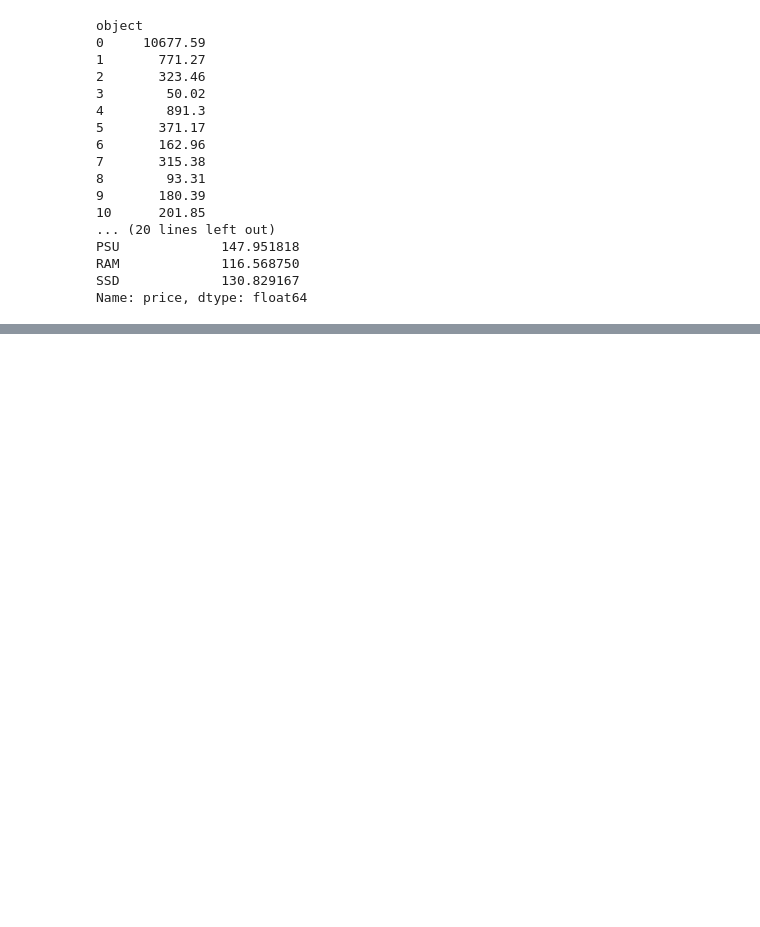
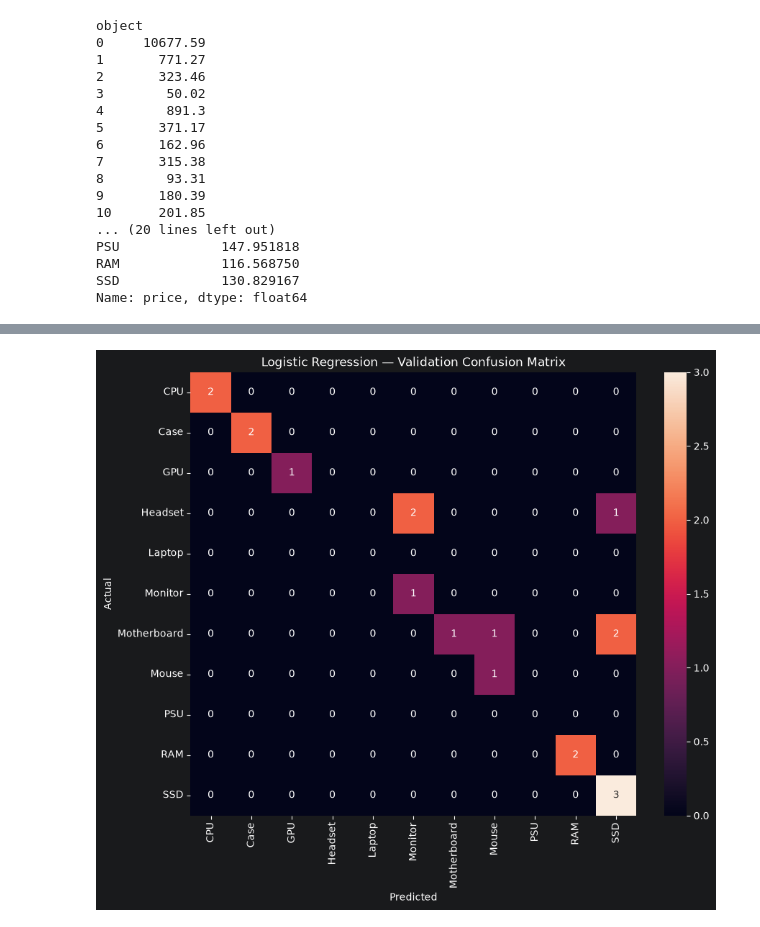
Before and after one commit to Ko-Bhone/Ai_Support_Ticket_Intelligence, a Jupyter notebook: notebooks/01_eda.ipynb, the cells around one changed output, grey strips where cells are left out. Saved outputs shown, nothing was run; the diff lists cells and outputs as text; code cells hidden in the pictures; blank space fills up the shorter version.

Commit message:
Refactor: Organization EDA and classification workflow

```diff
--- a/notebooks/01_eda.ipynb
+++ b/notebooks/01_eda.ipynb
@@ -526,0 +269,6 @@ Random Forest Test Accuracy: 0.8421052631578947
+# %%
+logistic_pipeline = create_classification_pipeline()
+logistic_pipeline.fit(x_train, y_train)
+y_val_pred_logistic = logistic_pipeline.predict(x_val)
+y_test_pred_logistic = logistic_pipeline.predict(x_test)
+print(logistic_pipeline)
@@ -526,0 +343,11 @@ Random Forest Test Accuracy: 0.8421052631578947
+# %%
+logistic_classes = (logistic_pipeline.named_steps["model"].classes_)
+cm_logistic = confusion_matrix(y_val, y_val_pred_logistic, labels=logistic_classes)
+plt.figure(figsize=(10, 8))
+sns.heatmap(cm_logistic, annot=True, fmt="d", xticklabels=logistic_classes, yticklabels=logistic_classes)
+plt.title("Logistic Regression — Validation Confusion Matrix")
+plt.xlabel("Predicted")
+plt.ylabel("Actual")
+plt.show()
+# %% [output]
+[figure, added]
```
Also changed, not shown: parts of 87 cells of this notebook, 2 other files.
